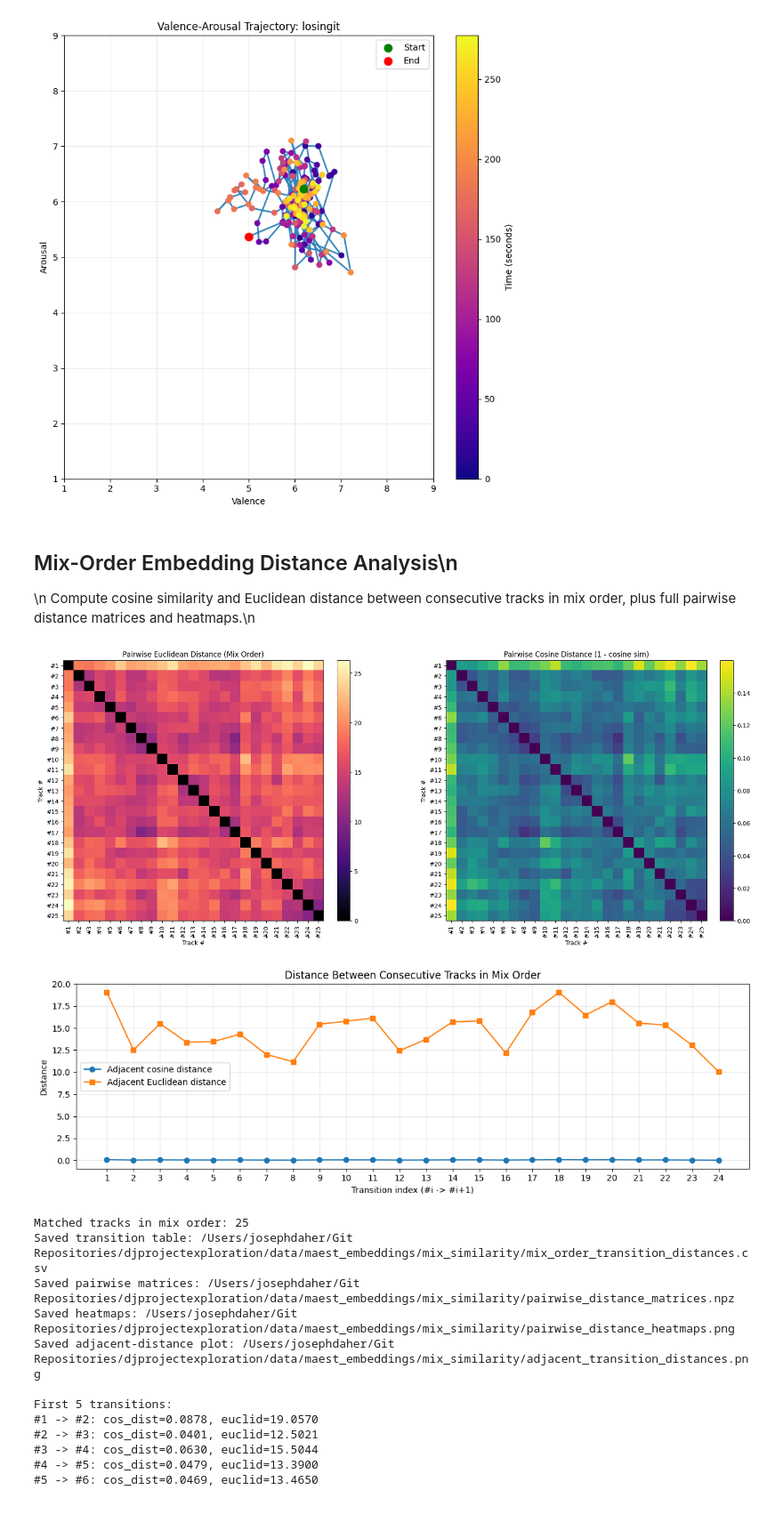
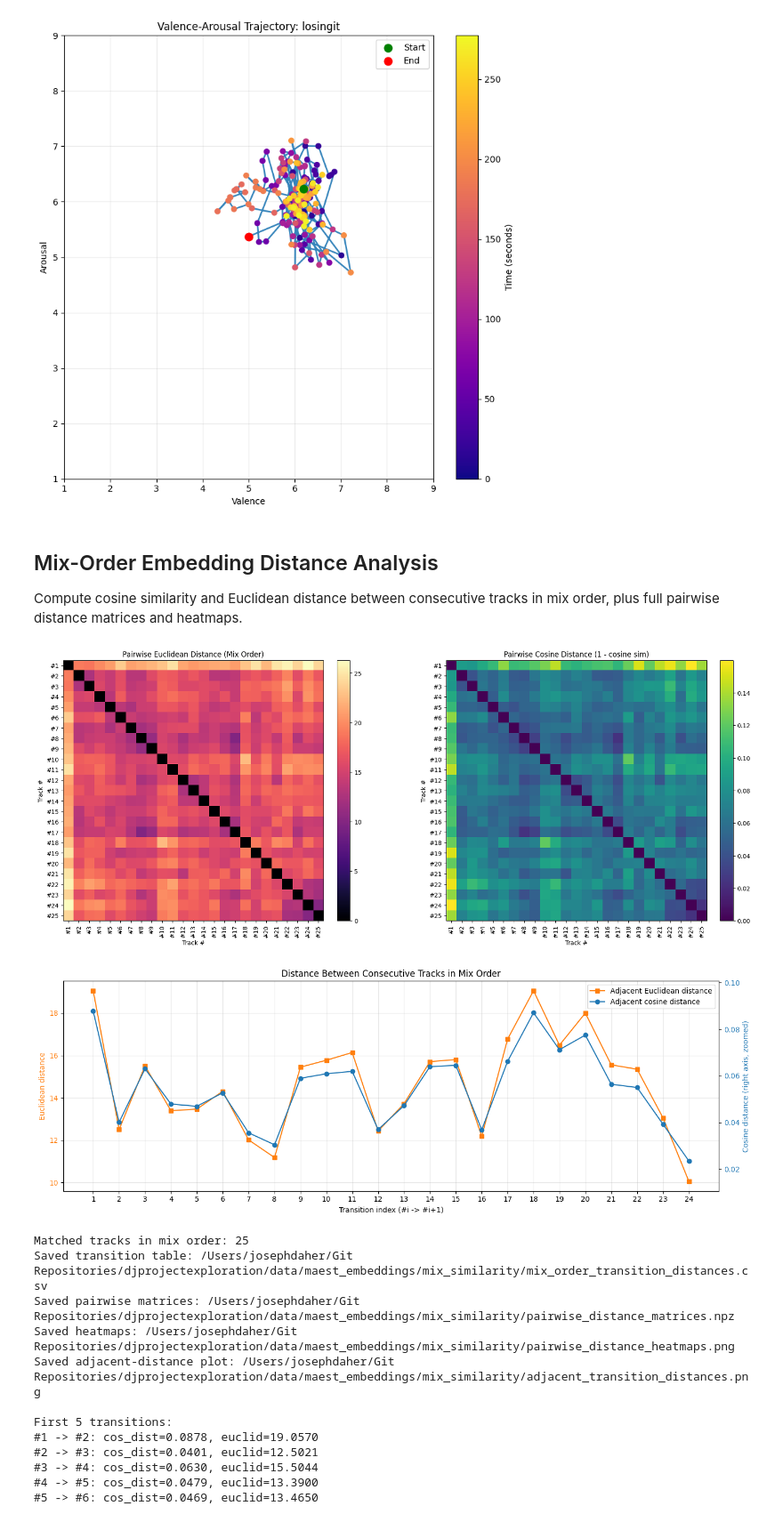
Before and after one commit to josephedaher24/djprojectexploration, a Jupyter notebook: notebooks/maest_embeddings_batch.ipynb, the cells around one changed output. Shown at 89% size. Saved outputs shown, nothing was run; the diff lists cells and outputs as text; code cells hidden in the pictures.

```diff
--- a/notebooks/maest_embeddings_batch.ipynb
+++ b/notebooks/maest_embeddings_batch.ipynb
@@ -21,6 +21,14 @@ SRC_DIR = PROJECT_ROOT / "src"
 if str(SRC_DIR) not in sys.path:
     sys.path.insert(0, str(SRC_DIR))
 
+
+def to_project_relpath(path: str | Path) -> str:
+    resolved = Path(path).expanduser().resolve()
+    try:
+        return str(resolved.relative_to(PROJECT_ROOT))
+    except ValueError:
+        return str(resolved)
+
 from djprojectexploration.maest_embedding_extractor import (
     DEFAULT_MODEL_FILENAME,
     DEFAULT_OUTPUT_NODE,
@@ -66,10 +76,10 @@ for audio_file in mp3_files:
     payload = {
         "title": "MAEST Embedding (Essentia)",
         "filename": audio_file.name,
-        "audio_file": str(audio_file),
+        "audio_file": to_project_relpath(audio_file),
         "embedding_type": "maest",
         "model_name": MODEL_FILE.stem,
-        "model_file": str(MODEL_FILE),
+        "model_file": to_project_relpath(MODEL_FILE),
         "output_node": OUTPUT_NODE,
         "reduction": reduction,
         "raw_prediction_shape": list(raw_shape),
@@ -104,7 +128,7 @@ np.savez_compressed(
 
 manifest = {
     "title": "MAEST Embedding Collection",
-    "model_file": str(MODEL_FILE),
+    "model_file": to_project_relpath(MODEL_FILE),
     "output_node": OUTPUT_NODE,
     "num_tracks": len(records),
     "embedding_dimension": int(embeddings.shape[1]),
@@ -113,7 +137,7 @@ manifest = {
             "filename": r["filename"],
             "reduction": r["reduction"],
             "raw_prediction_shape": r["raw_prediction_shape"],
-            "per_track_embedding_file": str(DATA_DIR / f"{Path(r['filename']).stem}_maest_embedding.json"),
+            "per_track_embedding_file": to_project_relpath(DATA_DIR / f"{Path(r['filename']).stem}_maest_embedding.json"),
         }
         for r in records
     ],
@@ -424,7 +603,7 @@ for audio_file in mp3_files:
         "valence_std": float(track["valence_std"]),
         "arousal_std": float(track["arousal_std"]),
         "num_segments": int(track["num_segments"]),
-        "prediction_file": str(output_json),
+        "prediction_file": to_project_relpath(output_json),
     }
     deam_rows.append(row)
 
@@ -590,9 +769,9 @@ plt.show()
 [   INFO   ] TensorflowPredict: Successfully loaded graph file: `/Users/josephdaher/Git Repositories/djprojectexploration/models/deam-msd-musicnn-2.pb`
 [figure]
 # %% [markdown]
-## Mix-Order Embedding Distance Analysis\n
-\n
-Compute cosine similarity and Euclidean distance between consecutive tracks in mix order, plus full pairwise distance matrices and heatmaps.\n
+## Mix-Order Embedding Distance Analysis
+
+Compute cosine similarity and Euclidean distance between consecutive tracks in mix order, plus full pairwise distance matrices and heatmaps.
 # %%
 import csv
 from pathlib import Path
@@ -731,43 +910,76 @@ fig.colorbar(im1, ax=axes[1], fraction=0.046, pad=0.04)
 
 heatmap_path = SIM_DIR / "pairwise_distance_heatmaps.png"
 fig.savefig(heatmap_path, dpi=220)
 plt.show()
 
 # Adjacent transition trend plot
 x = np.arange(1, n_tracks)
 adj_cos = np.array([row["cosine_distance"] for row in transitions], dtype=np.float32)
 adj_euc = np.array([row["euclidean_distance"] for row in transitions], dtype=np.float32)
 
-fig2, ax2 = plt.subplots(figsize=(12, 4))
-ax2.plot(x, adj_cos, marker="o", label="Adjacent cosine distance")
-ax2.plot(x, adj_euc, marker="s", label="Adjacent Euclidean distance")
-ax2.set_title("Distance Between Consecutive Tracks in Mix Order")
-ax2.set_xlabel("Transition index (#i -> #i+1)")
-ax2.set_ylabel("Distance")
-ax2.set_xticks(x)
-ax2.grid(alpha=0.3)
-ax2.legend(loc="best")
+fig2, ax_euc = plt.subplots(figsize=(14, 5))
+
+# Left axis: Euclidean distance
+line_euc = ax_euc.plot(
+    x,
+    adj_euc,
+    marker="s",
+    color="#ff7f0e",
+    label="Adjacent Euclidean distance",
+)
+ax_euc.set_xlabel("Transition index (#i -> #i+1)")
+ax_euc.set_ylabel("Euclidean distance", color="#ff7f0e")
+ax_euc.tick_params(axis="y", labelcolor="#ff7f0e")
+ax_euc.set_xticks(x)
+ax_euc.grid(alpha=0.3)
+
+# Right axis: Cosine distance (zoomed/scaled to show variation)
+ax_cos = ax_euc.twinx()
+line_cos = ax_cos.plot(
+    x,
+    adj_cos,
+    marker="o",
+    color="#1f77b4",
+    label="Adjacent cosine distance",
+)
+cos_min = float(adj_cos.min())
+cos_max = float(adj_cos.max())
+cos_span = cos_max - cos_min
+if cos_span < 1e-9:
+    cos_span = max(abs(cos_max) * 0.1, 1e-3)
+cos_pad = 0.2 * cos_span
+ax_cos.set_ylim(cos_min - cos_pad, cos_max + cos_pad)
+ax_cos.set_ylabel("Cosine distance (right axis, zoomed)", color="#1f77b4")
+ax_cos.tick_params(axis="y", labelcolor="#1f77b4")
+
+ax_euc.set_title("Distance Between Consecutive Tracks in Mix Order")
+
+# Combined legend
+lines = line_euc + line_cos
+labels_legend = [line.get_label() for line in lines]
+ax_euc.legend(lines, labels_legend, loc="best")
+
 transition_plot_path = SIM_DIR / "adjacent_transition_distances.png"
 fig2.tight_layout()
 fig2.savefig(transition_plot_path, dpi=220)
 plt.show()
 
 print(f"Matched tracks in mix order: {n_tracks}")
 print(f"Saved transition table: {transitions_csv}")
 print(f"Saved pairwise matrices: {SIM_DIR / 'pairwise_distance_matrices.npz'}")
 print(f"Saved heatmaps: {heatmap_path}")
 print(f"Saved adjacent-distance plot: {transition_plot_path}")
 print()
 print("First 5 transitions:")
 for row in transitions[:5]:
     print(
         f"#{row['from_track_number']} -> #{row['to_track_number']}: "
         f"cos_dist={row['cosine_distance']:.4f}, "
         f"euclid={row['euclidean_distance']:.4f}"
     )
 # %% [output]
 [figure]
-[figure, old version]
+[figure, new version]
 Matched tracks in mix order: 25
 Saved transition table: /Users/josephdaher/Git Repositories/djprojectexploration/data/maest_embeddings/mix_similarity/mix_order_transition_distances.csv
 Saved pairwise matrices: /Users/josephdaher/Git Repositories/djprojectexploration/data/maest_embeddings/mix_similarity/pairwise_distance_matrices.npz
```
Also changed, not shown: parts of 12 cells of this notebook, 20 other files.
